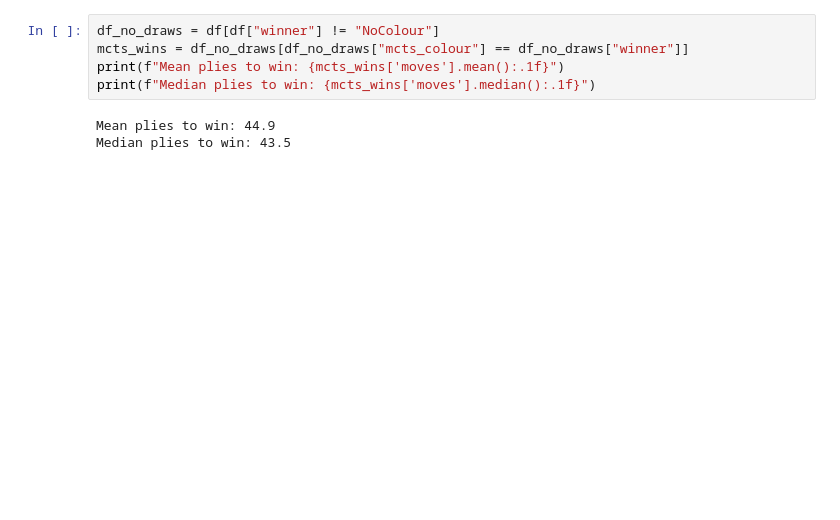
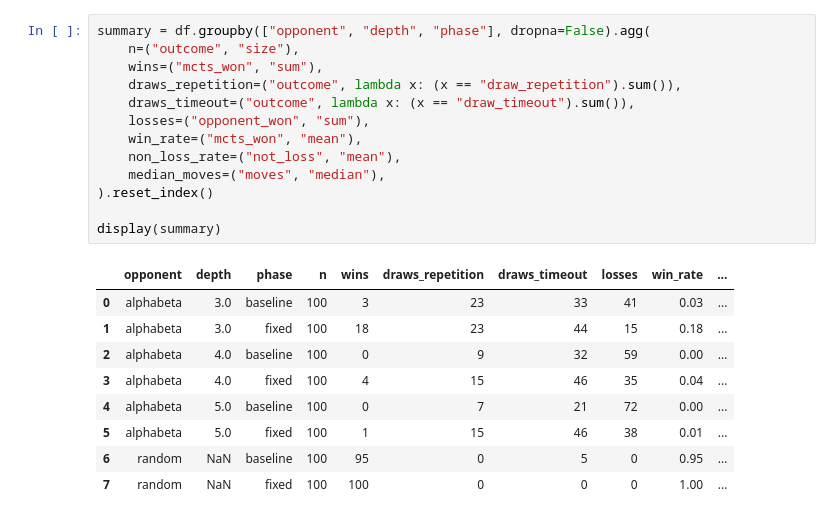
Before and after one commit to daniel-matveev/DraughtsEngine, a Jupyter notebook: analysis/mcts_analysis.ipynb, the cells around one changed output. Drawn from its saved outputs; the diff is of its cells as text; blank space fills up the shorter version.

```diff
--- a/analysis/mcts_analysis.ipynb
+++ b/analysis/mcts_analysis.ipynb
@@ -15,8 +91,23 @@ display(df.head())
 # %%
-df_no_draws = df[df["winner"] != "NoColour"]
-mcts_wins = df_no_draws[df_no_draws["mcts_colour"] == df_no_draws["winner"]]
-print(f"Mean plies to win: {mcts_wins['moves'].mean():.1f}")
-print(f"Median plies to win: {mcts_wins['moves'].median():.1f}")
+summary = df.groupby(["opponent", "depth", "phase"], dropna=False).agg(
+    n=("outcome", "size"),
+    wins=("mcts_won", "sum"),
+    draws_repetition=("outcome", lambda x: (x == "draw_repetition").sum()),
+    draws_timeout=("outcome", lambda x: (x == "draw_timeout").sum()),
+    losses=("opponent_won", "sum"),
+    win_rate=("mcts_won", "mean"),
+    non_loss_rate=("not_loss", "mean"),
+    median_moves=("moves", "median"),
+).reset_index()
+
+display(summary)
 # %% [output]
-Mean plies to win: 44.9
-Median plies to win: 43.5
+|  | opponent | depth | phase | n | wins | draws_repetition | draws_timeout | losses | win_rate | ... |
+| 0 | alphabeta | 3.0 | baseline | 100 | 3 | 23 | 33 | 41 | 0.03 | ... |
+| 1 | alphabeta | 3.0 | fixed | 100 | 18 | 23 | 44 | 15 | 0.18 | ... |
+| 2 | alphabeta | 4.0 | baseline | 100 | 0 | 9 | 32 | 59 | 0.00 | ... |
+| 3 | alphabeta | 4.0 | fixed | 100 | 4 | 15 | 46 | 35 | 0.04 | ... |
+| 4 | alphabeta | 5.0 | baseline | 100 | 0 | 7 | 21 | 72 | 0.00 | ... |
+| 5 | alphabeta | 5.0 | fixed | 100 | 1 | 15 | 46 | 38 | 0.01 | ... |
+| 6 | random | NaN | baseline | 100 | 95 | 0 | 5 | 0 | 0.95 | ... |
+| 7 | random | NaN | fixed | 100 | 100 | 0 | 0 | 0 | 1.00 | ... |
```
Also changed, not shown: parts of 15 cells of this notebook, 3 other files.
